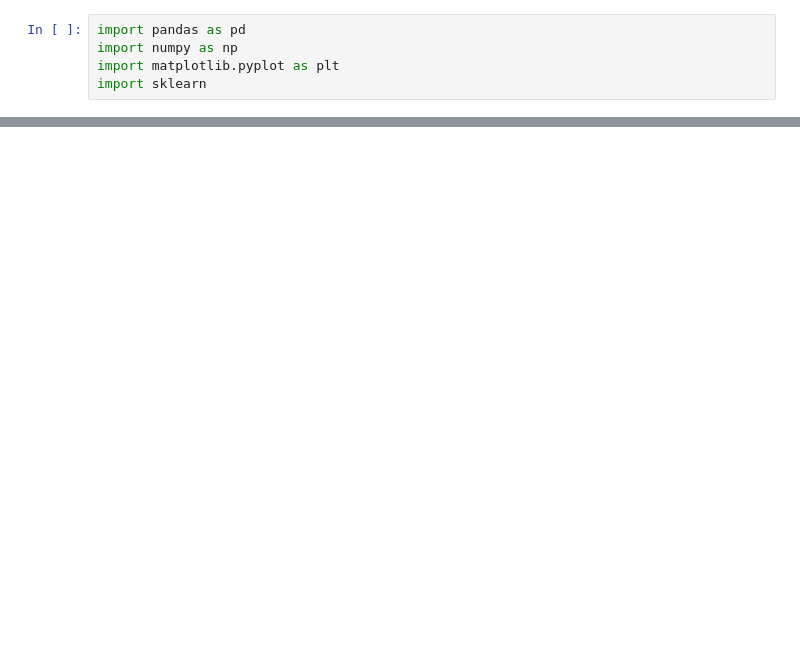
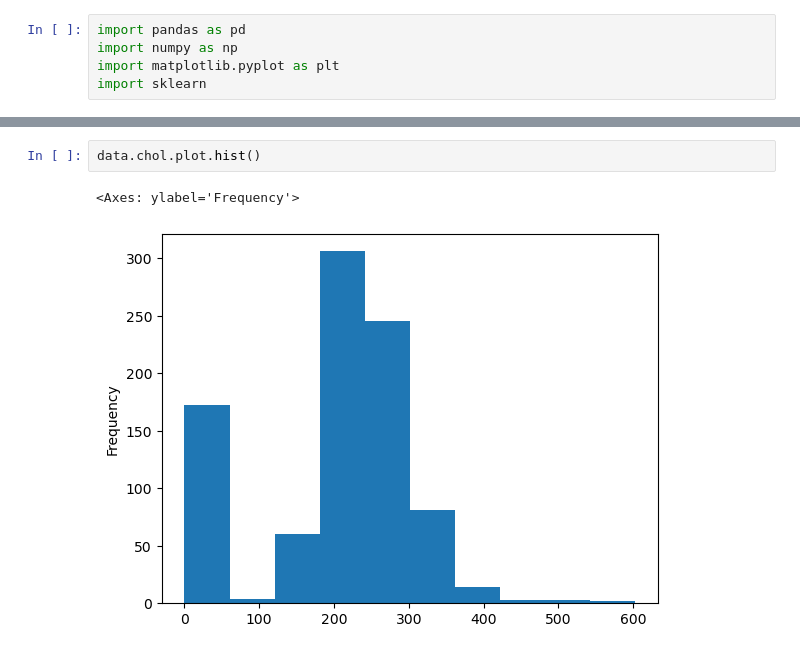
Before and after one commit to guilhemgrvx/ML_project, a Jupyter notebook: UCI_disease.ipynb, the cells around one changed output, grey strips where cells are left out. Drawn from its saved outputs; the diff is of its cells as text; blank space fills up the shorter version.

```diff
--- a/UCI_disease.ipynb
+++ b/UCI_disease.ipynb
@@ -19,0 +29,5 @@ data.shape
+# %%
+data.chol.plot.hist()
+# %% [output]
+<Axes: ylabel='Frequency'>
+[figure, added]
```
Also changed, not shown: parts of 20 cells of this notebook.
